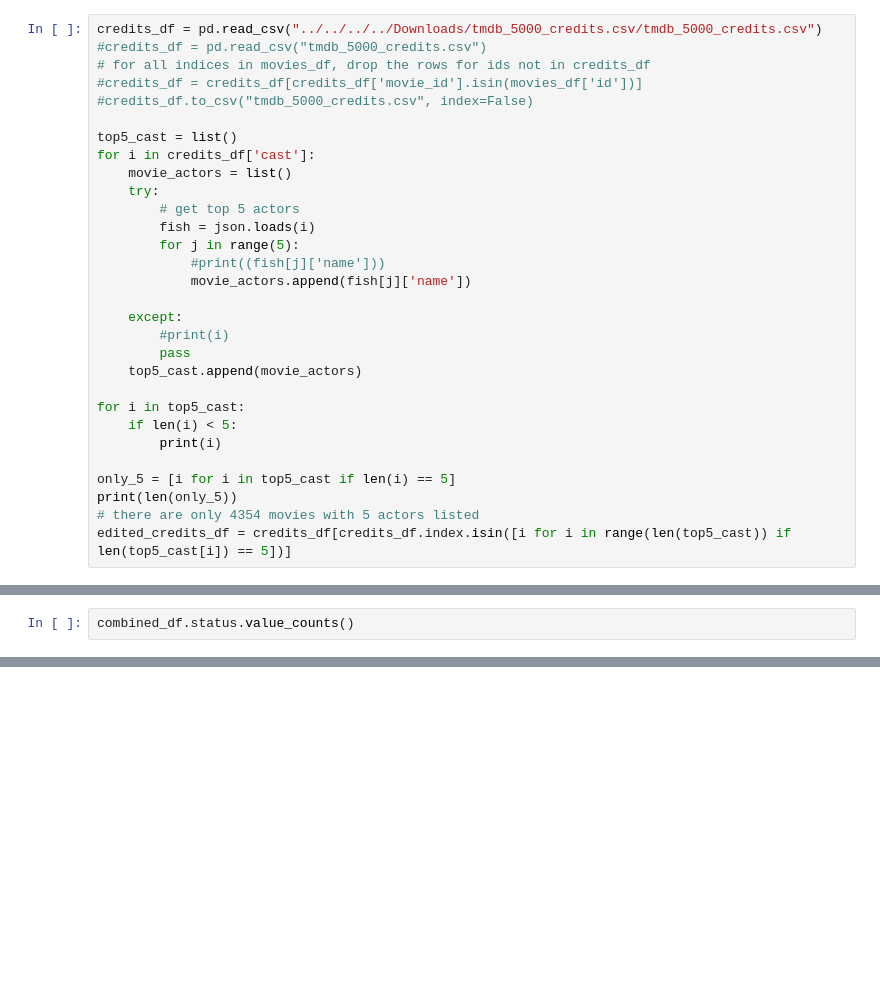
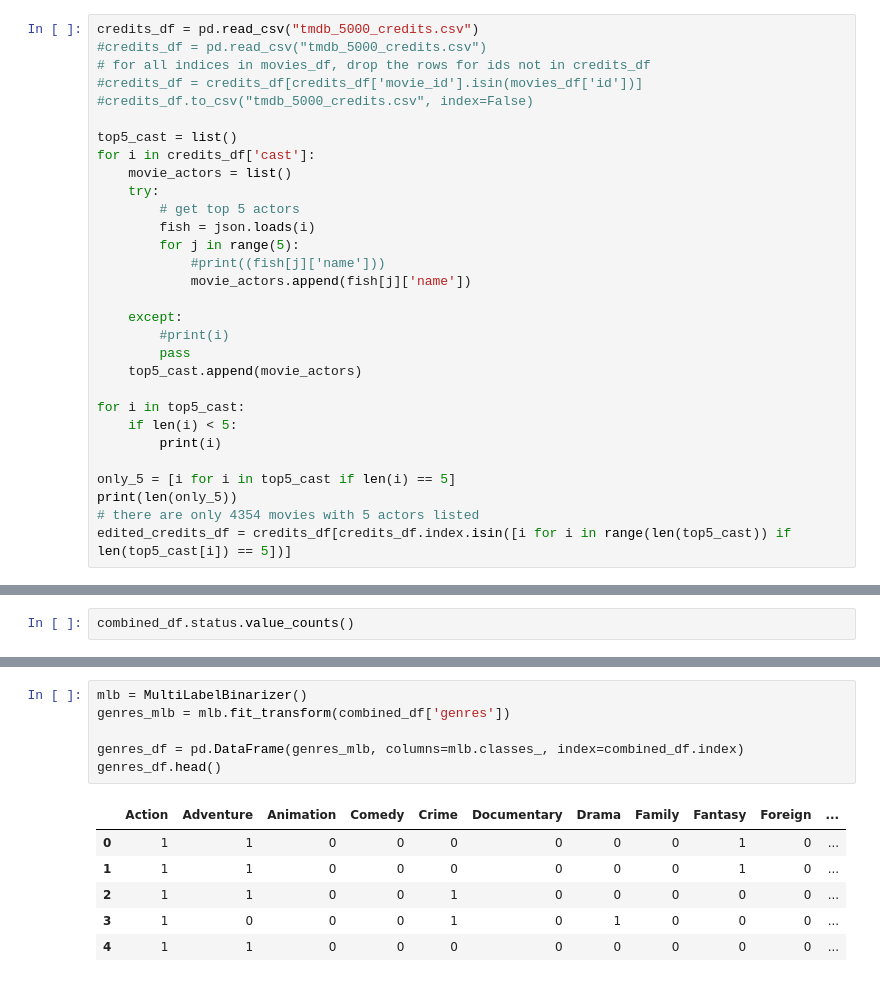
Before and after one commit to fdac25/movieRatings, a Jupyter notebook: code.ipynb, the cells around one changed output, grey strips where cells are left out. Cells and saved outputs as stored; diff of their text form; blank space fills up the shorter version.

Commit message:
MLB'd genres and converted object dates to datetime

```diff
--- a/code.ipynb
+++ b/code.ipynb
@@ -19,7 +19,7 @@ movies_df = pd.read_csv("tmdb_5000_movies.csv")
 # movies_df = movies_df[movies_df.original_language == "en"]
 # movies_df.to_csv("tmdb_5000_movies.csv", index=False)
 # %%
-credits_df = pd.read_csv("../../../../Downloads/tmdb_5000_credits.csv/tmdb_5000_credits.csv")
+credits_df = pd.read_csv("tmdb_5000_credits.csv")
 #credits_df = pd.read_csv("tmdb_5000_credits.csv")
 # for all indices in movies_df, drop the rows for ids not in credits_df
 #credits_df = credits_df[credits_df['movie_id'].isin(movies_df['id'])]
@@ -122,0 +243,13 @@ print(len(extract_directors(edited_credits_df)))
+# %%
+mlb = MultiLabelBinarizer()
+genres_mlb = mlb.fit_transform(combined_df['genres'])
+
+genres_df = pd.DataFrame(genres_mlb, columns=mlb.classes_, index=combined_df.index)
+genres_df.head()
+# %% [output]
+|  | Action | Adventure | Animation | Comedy | Crime | Documentary | Drama | Family | Fantasy | Foreign | ... |
+| 0 | 1 | 1 | 0 | 0 | 0 | 0 | 0 | 0 | 1 | 0 | ... |
+| 1 | 1 | 1 | 0 | 0 | 0 | 0 | 0 | 0 | 1 | 0 | ... |
+| 2 | 1 | 1 | 0 | 0 | 1 | 0 | 0 | 0 | 0 | 0 | ... |
+| 3 | 1 | 0 | 0 | 0 | 1 | 0 | 1 | 0 | 0 | 0 | ... |
+| 4 | 1 | 1 | 0 | 0 | 0 | 0 | 0 | 0 | 0 | 0 | ... |
```
Also changed, not shown: parts of 14 cells of this notebook.
